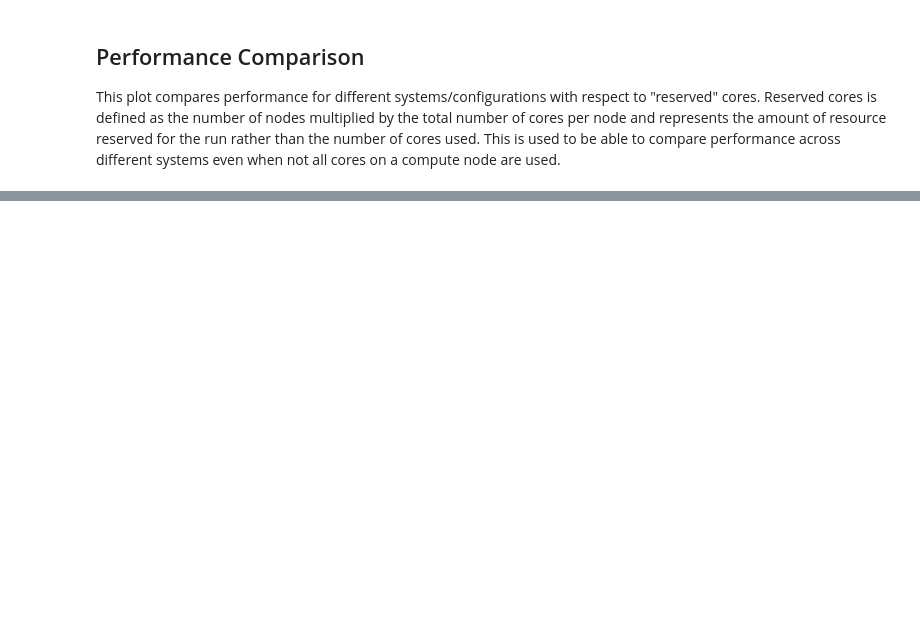
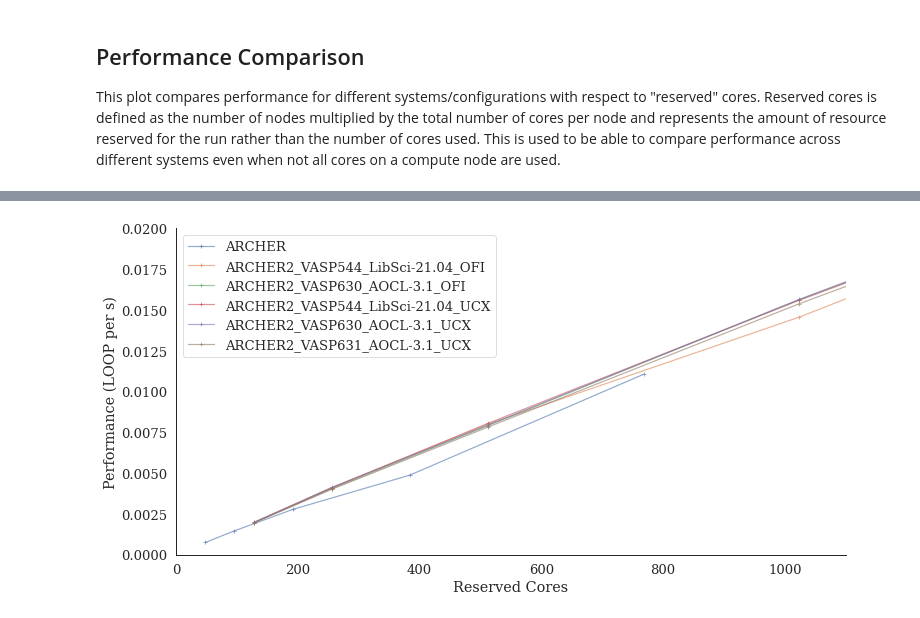
Before and after one commit to hpc-uk/archer-benchmarks, a Jupyter notebook: others/VASP/analysis/VASP_TiO2_perf_analysis.ipynb, the cells around one changed output, grey strips where cells are left out. Saved outputs shown, nothing was run; the diff lists cells and outputs as text; code cells hidden in the pictures; blank space fills up the shorter version.

```diff
--- a/others/VASP/analysis/VASP_TiO2_perf_analysis.ipynb
+++ b/others/VASP/analysis/VASP_TiO2_perf_analysis.ipynb
@@ -229,0 +147,13 @@ plt.savefig('vasp_tio2_perf.png', dpi=300)
+# %%
+for res in results:
+    totcores = [n * cpn[res] for n in nodes[res]]
+    plt.plot(totcores, perf_nodes[res], '-+', label=names[res], alpha=0.6)
+plt.xlabel('Reserved Cores')
+plt.xlim([0,1100])
+plt.ylim([0,0.02])
+plt.ylabel('Performance (LOOP per s)')
+plt.legend(loc='best')
+sns.despine()
+# plt.savefig('vasp_tio2_perf_zoom.png', dpi=300)
+# %% [output]
+[figure, added]
```
Also changed, not shown: parts of 4 cells of this notebook, 2 other files.
